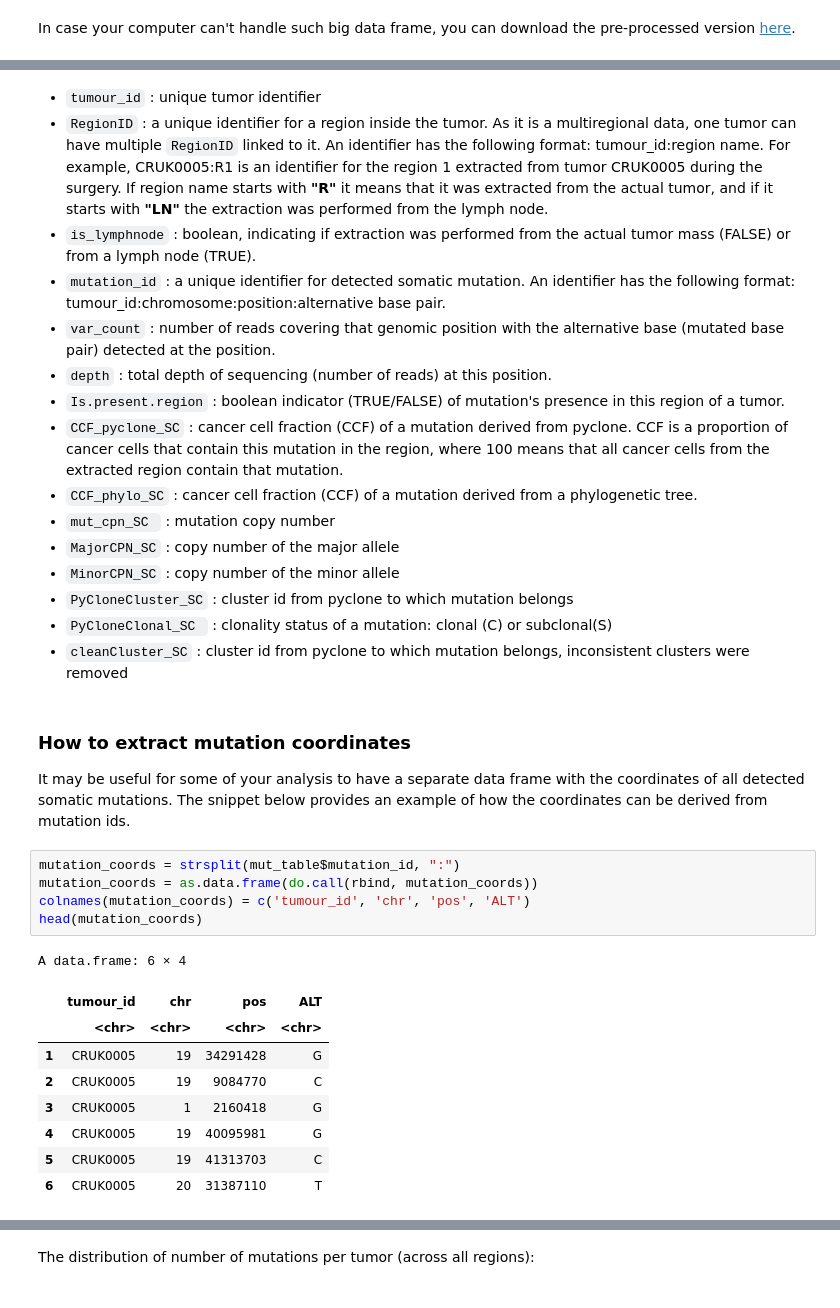
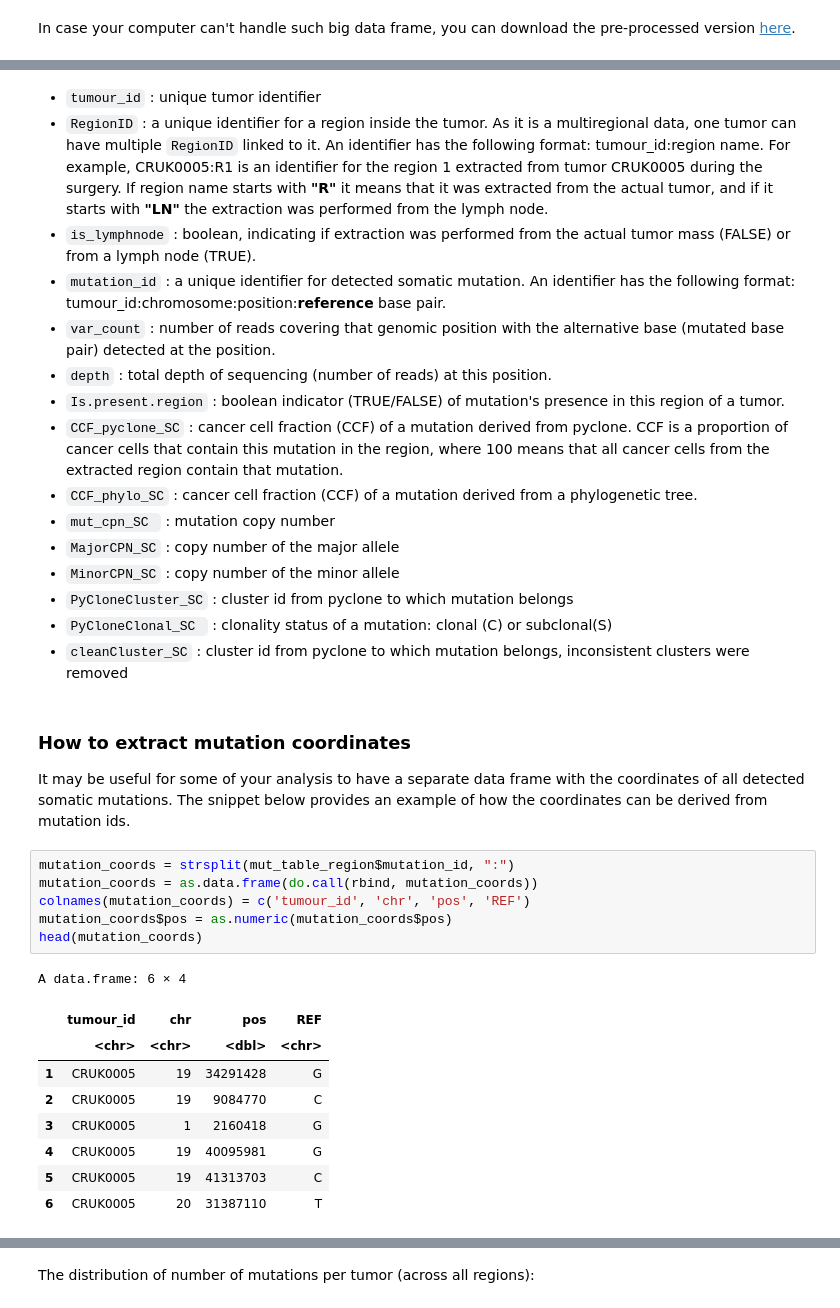
Before and after one commit to McGranahanLab/LCCE_workshop_2023, a Jupyter notebook: columns_description.ipynb, the cells around one changed output, grey strips where cells are left out. Cells and saved outputs as stored; diff of their text form.

Commit message:
Changed mut_table to mut_table_region

```diff
--- a/columns_description.ipynb
+++ b/columns_description.ipynb
@@ -370,7 +364,7 @@ A data.frame: 6 × 15
 * `tumour_id` : unique tumor identifier
 * `RegionID` : a unique identifier for a region inside the tumor. As it is a multiregional data, one tumor can have multiple `RegionID` linked to it. An identifier has the following format: tumour_id:region name. For example, CRUK0005:R1 is an identifier for the region 1 extracted from tumor CRUK0005 during the surgery. If region name starts with **"R"** it means that it was extracted from the actual tumor, and if it starts with **"LN"** the extraction was performed from the lymph node.
 * `is_lymphnode` : boolean, indicating if extraction was performed from the actual tumor mass (FALSE) or from a lymph node (TRUE).
-* `mutation_id` : a unique identifier for detected somatic mutation. An identifier has the following format: tumour_id:chromosome:position:alternative base pair.
+* `mutation_id` : a unique identifier for detected somatic mutation. An identifier has the following format: tumour_id:chromosome:position:**reference** base pair.
 * `var_count` : number of reads covering that genomic position with the alternative base (mutated base pair) detected at the position.
 * `depth` : total depth of sequencing (number of reads) at this position.
 * `Is.present.region` : boolean indicator (TRUE/FALSE) of mutation's presence in this region of a tumor.
@@ -383,17 +377,18 @@ A data.frame: 6 × 15
 * `PyCloneClonal_SC ` : clonality status of a mutation: clonal (C) or subclonal(S)
 * `cleanCluster_SC` : cluster id from pyclone to which mutation belongs, inconsistent clusters were removed
 # %% [markdown]
-### How to extract mutation coordinates <a class="anchor" id="Somatic-Coordinates"></a>
+### How to extract mutation coordinates <a class="anchor" id="Somatic-mutation-region-Coordinates"></a>
 It may be useful for some of your analysis to have a separate data frame with the coordinates of all detected somatic mutations. The snippet below provides an example of how the coordinates can be derived from mutation ids.
 # %%
-mutation_coords = strsplit(mut_table$mutation_id, ":")
+mutation_coords = strsplit(mut_table_region$mutation_id, ":")
 mutation_coords = as.data.frame(do.call(rbind, mutation_coords))
-colnames(mutation_coords) = c('tumour_id', 'chr', 'pos', 'ALT')
+colnames(mutation_coords) = c('tumour_id', 'chr', 'pos', 'REF')
+mutation_coords$pos = as.numeric(mutation_coords$pos)
 head(mutation_coords)
 # %% [output]
 A data.frame: 6 × 4
-|  | tumour_id | chr | pos | ALT |
-|  | <chr> | <chr> | <chr> | <chr> |
+|  | tumour_id | chr | pos | REF |
+|  | <chr> | <chr> | <dbl> | <chr> |
 | 1 | CRUK0005 | 19 | 34291428 | G |
 | 2 | CRUK0005 | 19 | 9084770 | C |
 | 3 | CRUK0005 | 1 | 2160418 | G |
```
Also changed, not shown: parts of 26 cells of this notebook.
